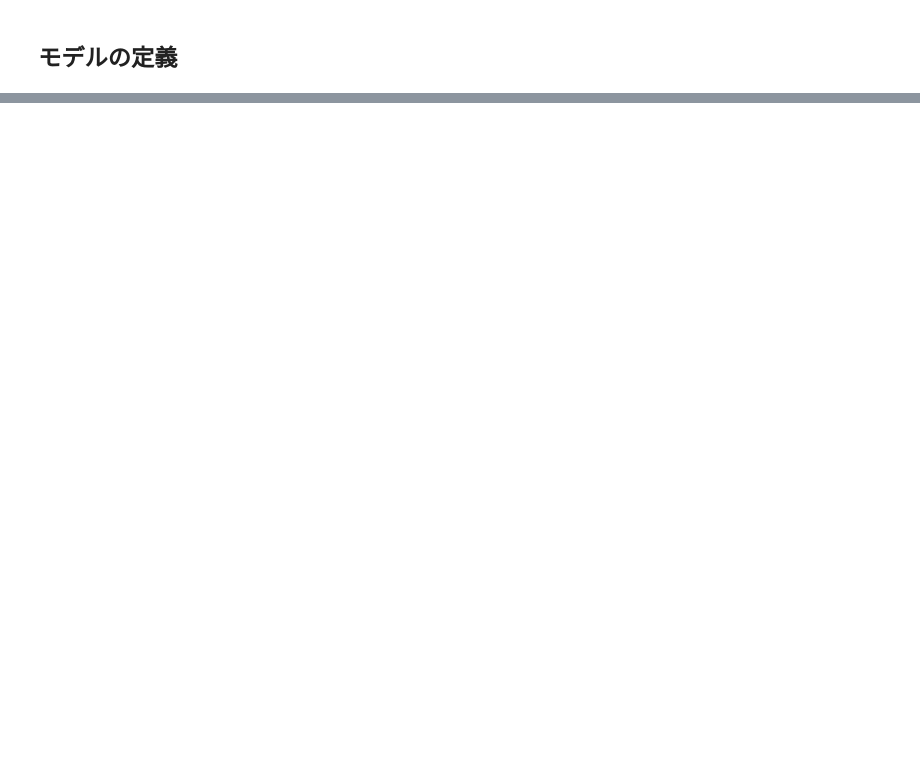
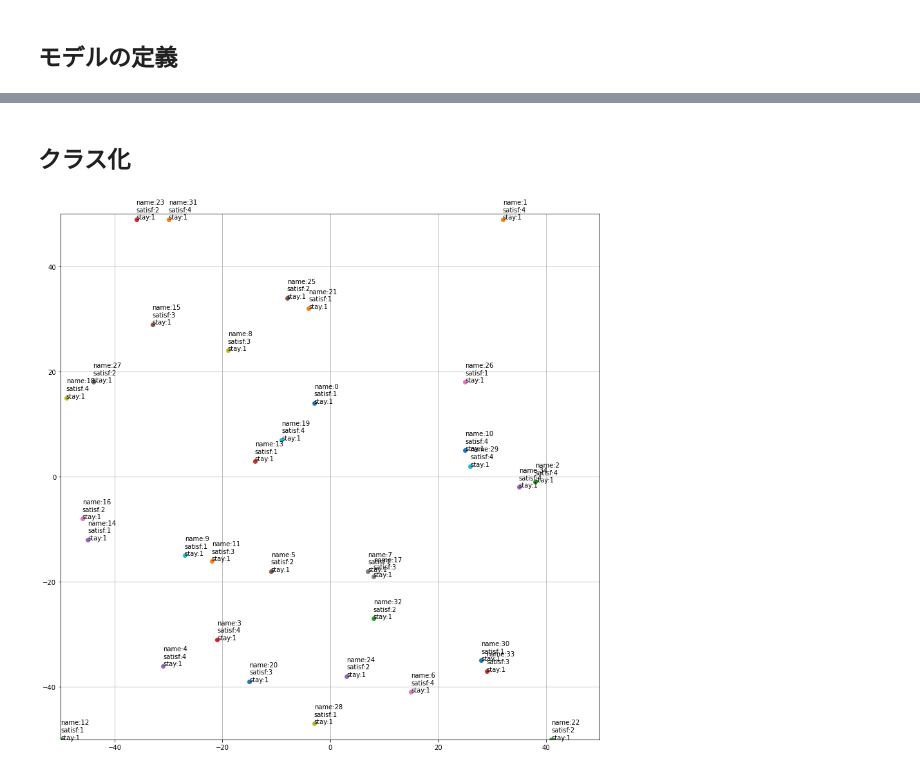
Before and after one commit to plue1011/combinatorial-optimization, a Jupyter notebook: TSP/prototype.ipynb, the cells around one changed output, grey strips where cells are left out. Cells and saved outputs as stored; diff of their text form; code cells hidden in the pictures; blank space fills up the shorter version.

Commit message:
クラス化

```diff
--- a/TSP/prototype.ipynb
+++ b/TSP/prototype.ipynb
@@ -147,0 +178,6 @@ result_status = problem.solve(solver)
+# %%
+%%time
+
+# 並列処理
+solver = pulp.PULP_CBC_CMD(threads=4, timeLimit=1)
+result_status = problem.solve(solver)
@@ -201,0 +241,2 @@ plt.show()
+# %% [markdown]
+## クラス化
@@ -201,0 +482,5 @@ plt.show()
+# %%
+instance = PCTSP(I, a, b, pos, speed, c, m)
+instance.plot_map(-R, R, -R, R)
+# %% [output]
+[figure, added]
```
Also changed, not shown: parts of 10 cells of this notebook, 1 other file.
